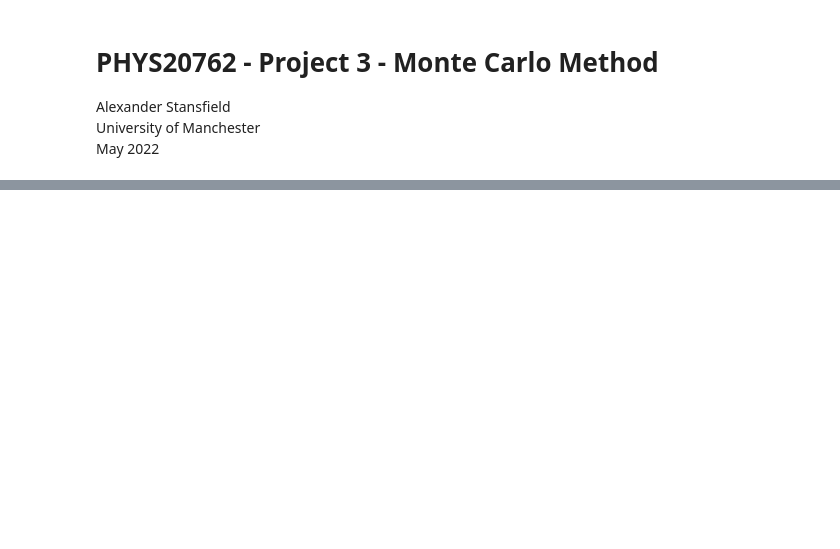
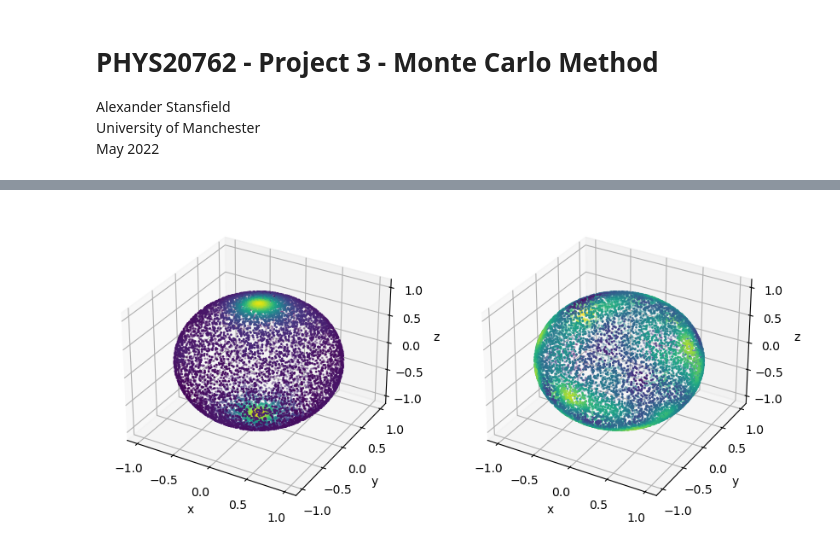
Before and after one commit to stanzi1626/MonteCarlo, a Jupyter notebook: project3.ipynb, the cells around one changed output, grey strips where cells are left out. Drawn from its saved outputs; the diff is of its cells as text; code cells hidden in the pictures; blank space fills up the shorter version.

```diff
--- a/project3.ipynb
+++ b/project3.ipynb
@@ -24,23 +28,0 @@ plt.show()
-# %%
-fig = plt.figure(figsize=(4,4))
-ax = fig.add_subplot(111, projection='3d')
-
-xdata = np.zeros(0)
-ydata = np.zeros(0)
-zdata = np.zeros(0)
-
-for j in range(0, 10000):
-    x = np.random.uniform(-1, 1, 1)
-    y_limit = np.sqrt(1 - x**2)
-    y = np.random.uniform(-y_limit, y_limit, 1)
-    i = np.random.uniform(0, 1, 1)
-    if  i < 0.5:
-        z = np.sqrt(1-x**2-y**2)
-    else:
-        z = -np.sqrt(1-x**2-y**2)
-    xdata = np.append(xdata, x)
-    ydata = np.append(ydata, y)
-    zdata = np.append(zdata, z)
-
-ax.scatter(xdata, ydata, zdata)
-plt.show()
@@ -50,7 +159,11 @@ plt.show()
 # %%
 from scipy.stats import gaussian_kde
 
-def normal_heat_map(x_set, y_set, z_set):
+fig = plt.figure(figsize=(10,10))
+ax1 = fig.add_subplot(121, projection='3d')
+ax2 = fig.add_subplot(122, projection='3d')
+
+def normal_heat_map(axis, x_set, y_set, z_set):
     '''
     Function to generate a heat map from a given 3D datset.
     Uses a gaussian fit to determine the density of the
@@ -75,14 +188,11 @@ def normal_heat_map(x_set, y_set, z_set):
     z_set = z_set[idx]
     density = density[idx]
 
-    fig = plt.figure()
-    ax = plt.axes(projection='3d')
-    ax.scatter(x_set, y_set, z_set, c=density, s=1)
-    ax.set_xlabel('x')
-    ax.set_ylabel('y')
-    ax.set_zlabel('z')
+    axis.scatter(x_set, y_set, z_set, c=density, s=1)
+    axis.set_xlabel('x')
+    axis.set_ylabel('y')
+    axis.set_zlabel('z')
 
-    plt.show()
-
-normal_heat_map(xdata, ydata, zdata)
+normal_heat_map(ax1, *poles_gather())
+normal_heat_map(ax2, *random_unit_sphere())
 # %% [output]
@@ -90,0 +199 @@ normal_heat_map(xdata, ydata, zdata)
+[figure, added]
```
Also changed, not shown: parts of 15 cells of this notebook.
